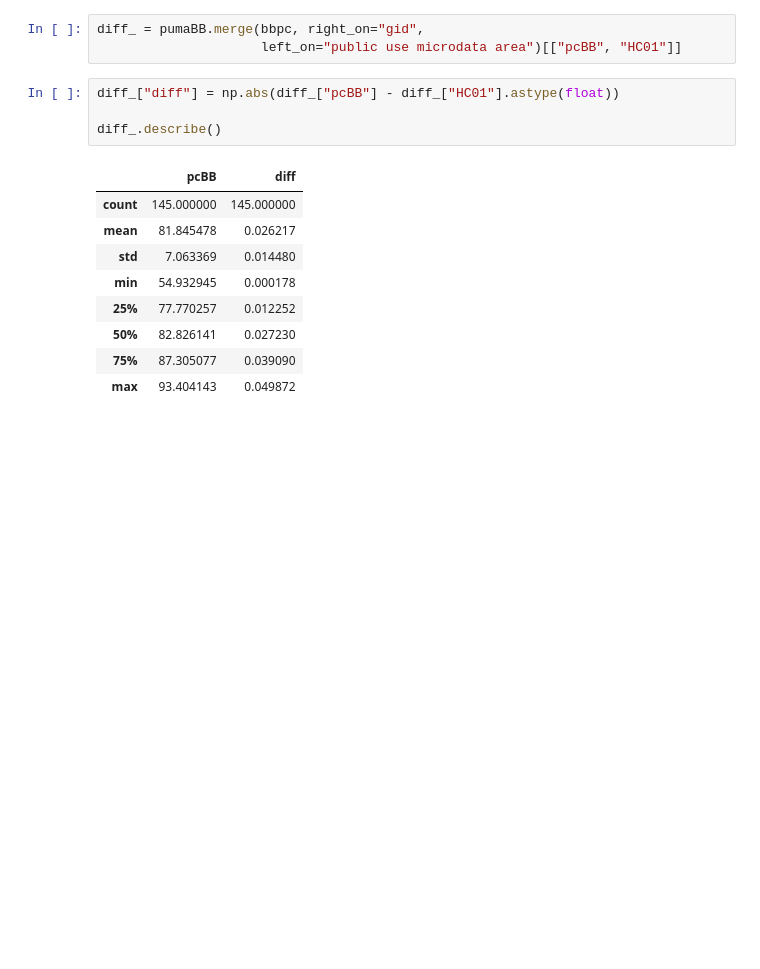
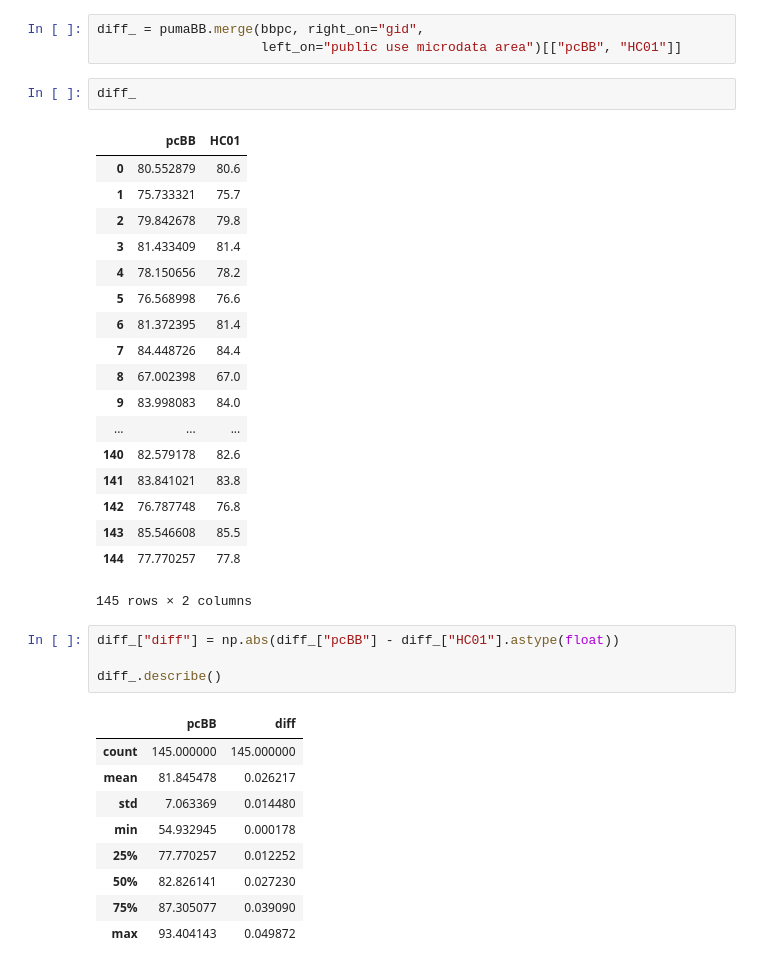
Before and after one commit to AngelLau/PUI2018_cl4855, a Jupyter notebook: HW7_cl4855/geopandas_census_instructions.ipynb, the cells around one changed output. Drawn from its saved outputs; the diff is of its cells as text; blank space fills up the shorter version.

```diff
--- a/HW7_cl4855/geopandas_census_instructions.ipynb
+++ b/HW7_cl4855/geopandas_census_instructions.ipynb
@@ -422,6 +436,27 @@ bbpc.head()
 # %%
 diff_ = pumaBB.merge(bbpc, right_on="gid",
                      left_on="public use microdata area")[["pcBB", "HC01"]]
+# %%
+diff_
+# %% [output]
+|  | pcBB | HC01 |
+| 0 | 80.552879 | 80.6 |
+| 1 | 75.733321 | 75.7 |
+| 2 | 79.842678 | 79.8 |
+| 3 | 81.433409 | 81.4 |
+| 4 | 78.150656 | 78.2 |
+| 5 | 76.568998 | 76.6 |
+| 6 | 81.372395 | 81.4 |
+| 7 | 84.448726 | 84.4 |
+| 8 | 67.002398 | 67.0 |
+| 9 | 83.998083 | 84.0 |
+| ... | ... | ... |
+| 140 | 82.579178 | 82.6 |
+| 141 | 83.841021 | 83.8 |
+| 142 | 76.787748 | 76.8 |
+| 143 | 85.546608 | 85.5 |
+| 144 | 77.770257 | 77.8 |
+145 rows × 2 columns
 # %%
 diff_["diff"] = np.abs(diff_["pcBB"] - diff_["HC01"].astype(float))
 
```
Also changed, not shown: parts of 10 cells of this notebook, 6 other files.
